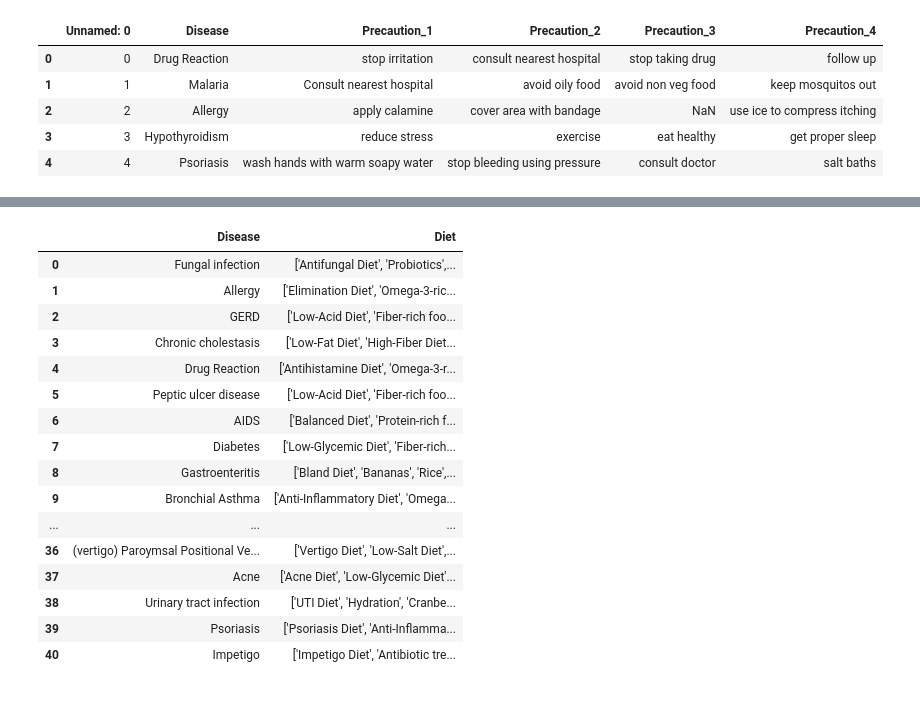
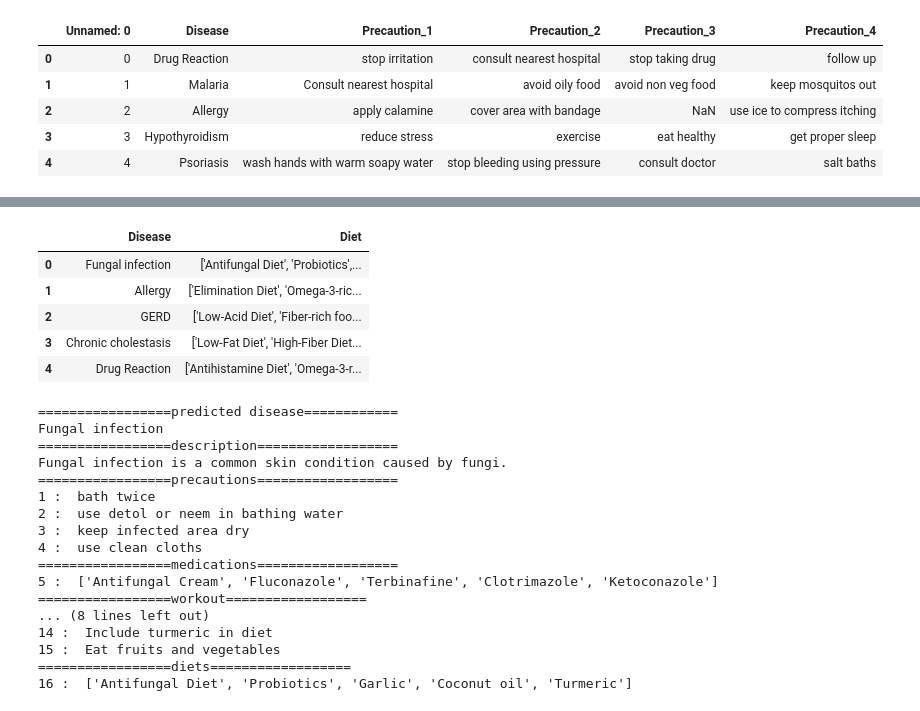
Before and after one commit to Muhammad-Ahtasham/DrugRecommender, a Jupyter notebook: Drug_Recommedation.ipynb, the cells around one changed output, grey strips where cells are left out. Drawn from its saved outputs; the diff is of its cells as text; code cells hidden in the pictures.

```diff
--- a/Drug_Recommedation.ipynb
+++ b/Drug_Recommedation.ipynb
@@ -192,21 +163,10 @@ medication
 # %%
 diets = pd.read_csv("Dataset/diets.csv")
-diets
+diets.head()
 # %% [output]
 |  | Disease | Diet |
 | 0 | Fungal infection | ['Antifungal Diet', 'Probiotics',... |
 | 1 | Allergy | ['Elimination Diet', 'Omega-3-ric... |
 | 2 | GERD | ['Low-Acid Diet', 'Fiber-rich foo... |
 | 3 | Chronic cholestasis | ['Low-Fat Diet', 'High-Fiber Diet... |
 | 4 | Drug Reaction | ['Antihistamine Diet', 'Omega-3-r... |
-| 5 | Peptic ulcer disease | ['Low-Acid Diet', 'Fiber-rich foo... |
-| 6 | AIDS | ['Balanced Diet', 'Protein-rich f... |
-| 7 | Diabetes | ['Low-Glycemic Diet', 'Fiber-rich... |
-| 8 | Gastroenteritis | ['Bland Diet', 'Bananas', 'Rice',... |
-| 9 | Bronchial Asthma | ['Anti-Inflammatory Diet', 'Omega... |
-| ... | ... | ... |
-| 36 | (vertigo) Paroymsal Positional Ve... | ['Vertigo Diet', 'Low-Salt Diet',... |
-| 37 | Acne | ['Acne Diet', 'Low-Glycemic Diet'... |
-| 38 | Urinary tract infection | ['UTI Diet', 'Hydration', 'Cranbe... |
-| 39 | Psoriasis | ['Psoriasis Diet', 'Anti-Inflamma... |
-| 40 | Impetigo | ['Impetigo Diet', 'Antibiotic tre... |
@@ -212,0 +204,53 @@ diets
+# %%
+# Test 1
+# Split the user's input into a list of symptoms (assuming they are comma-separated) # itching,skin_rash,nodal_skin_eruptions
+symptoms = input("Enter your symptoms.......")
+user_symptoms = [s.strip() for s in symptoms.split(',')]
+# Remove any extra characters, if any
+user_symptoms = [symptom.strip("[]' ") for symptom in user_symptoms]
+predicted_disease = get_predicted_value(user_symptoms)
+
+desc, pre, med, die, wrkout = helper(predicted_disease)
+
+print("=================predicted disease============")
+print(predicted_disease)
+print("=================description==================")
+print(desc)
+print("=================precautions==================")
+i = 1
+for p_i in pre[0]:
+    print(i, ": ", p_i)
+    i += 1
+
+print("=================medications==================")
+for m_i in med:
+    print(i, ": ", m_i)
+    i += 1
+
+print("=================workout==================")
+for w_i in wrkout:
+    print(i, ": ", w_i)
+    i += 1
+
+print("=================diets==================")
+for d_i in die:
+    print(i, ": ", d_i)
+    i += 1
+# %% [output]
+=================predicted disease============
+Fungal infection
+=================description==================
+Fungal infection is a common skin condition caused by fungi.
+=================precautions==================
+1 :  bath twice
+2 :  use detol or neem in bathing water
+3 :  keep infected area dry
+4 :  use clean cloths
+=================medications==================
+5 :  ['Antifungal Cream', 'Fluconazole', 'Terbinafine', 'Clotrimazole', 'Ketoconazole']
+=================workout==================
+... (8 lines left out)
+14 :  Include turmeric in diet
+15 :  Eat fruits and vegetables
+=================diets==================
+16 :  ['Antifungal Diet', 'Probiotics', 'Garlic', 'Coconut oil', 'Turmeric']
```
Also changed, not shown: parts of 4 cells of this notebook.
